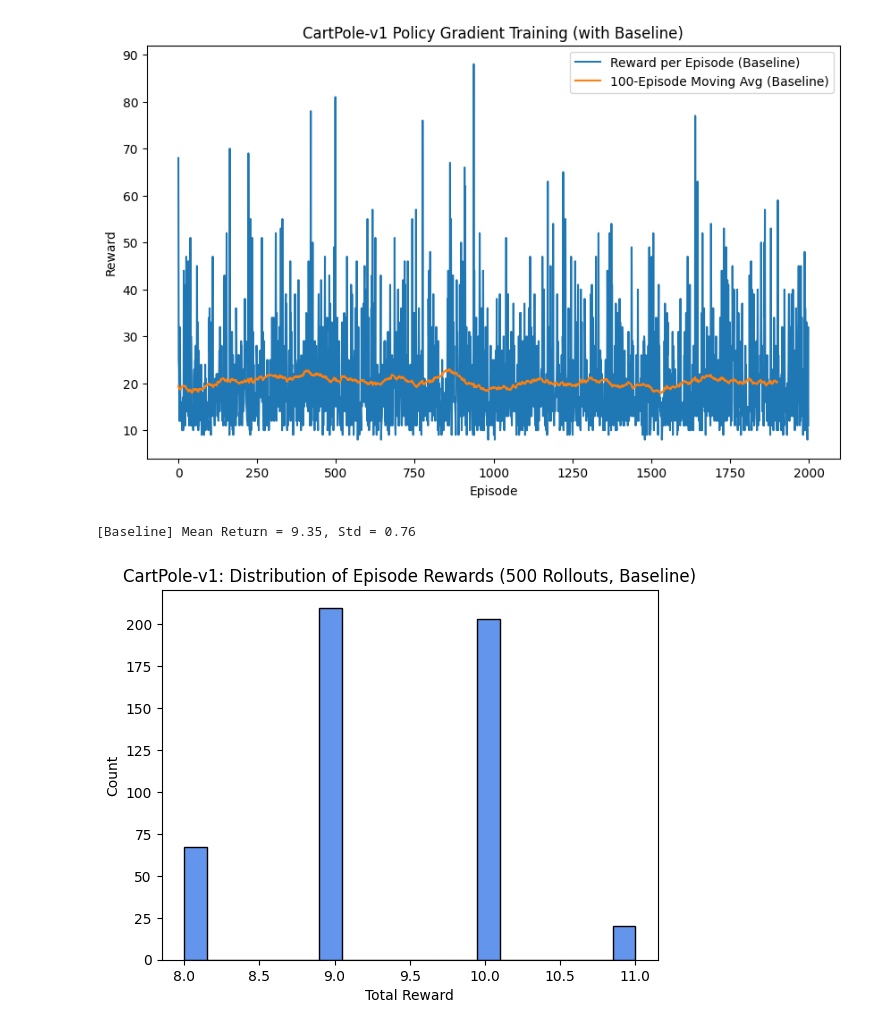
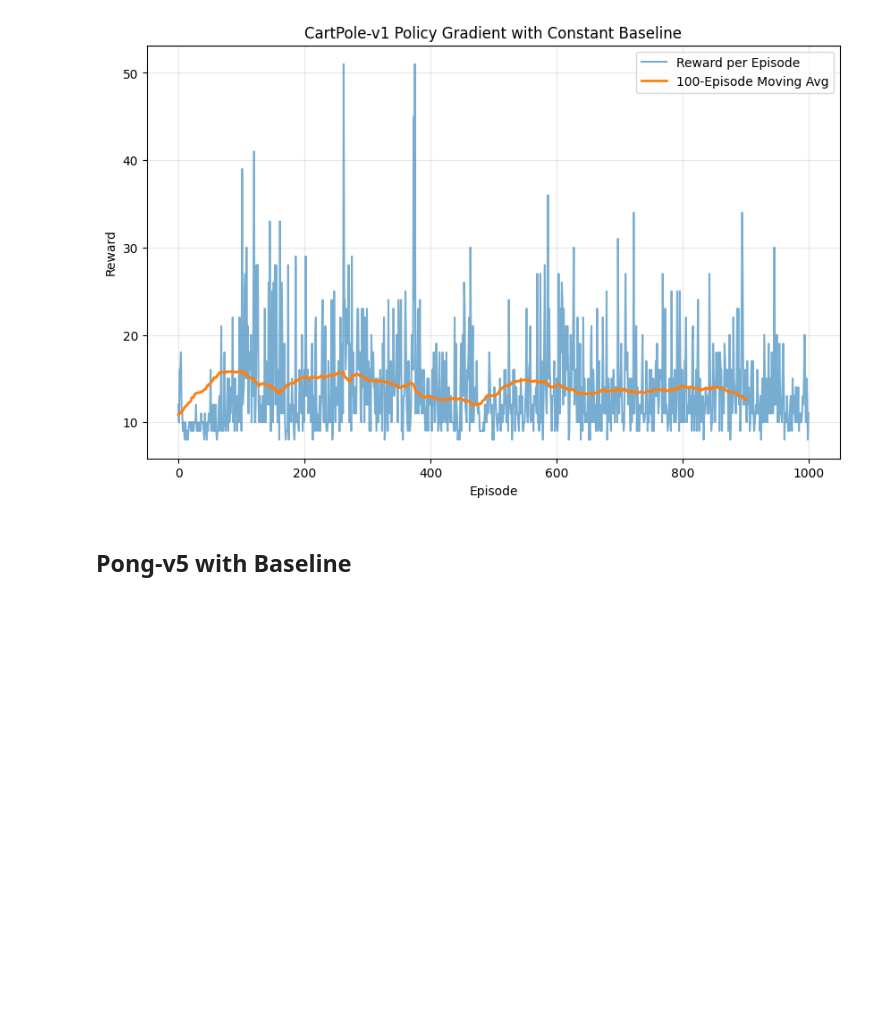
Before and after one commit to vapanpa/mlds490-reinforcementlearning, a Jupyter notebook: homework_1_gpu.ipynb, the cells around one changed output. Saved outputs shown, nothing was run; the diff lists cells and outputs as text; code cells hidden in the pictures; blank space fills up the shorter version.

```diff
--- a/homework_1_gpu.ipynb
+++ b/homework_1_gpu.ipynb
@@ -22,7 +22,7 @@ Using device: cpu
 # %%
-# === CartPole Environment Setup ===
-env = gym.make('CartPole-v1', render_mode=None)
+# === Cell 2: CartPole Environment Setup ===
+env = gym.make('CartPole-v1')
 print("Observation space:", env.observation_space.shape)
-print("Action space:", env.action_space)
+print("Action space:", env.action_space.n)
 # %% [output]
 Observation space: (4,)
@@ -30,25 +30,26 @@ Action space: Discrete(2)
 # %%
-# === Policy Network for CartPole ===
-class PolicyNetCartPole(nn.Module):
+# === Cell 3: Policy Network (Improved) ===
+class PolicyNet(nn.Module):
     def __init__(self, state_dim, action_dim):
         super().__init__()
-        self.model = nn.Sequential(
+        self.net = nn.Sequential(
             nn.Linear(state_dim, 128),
             nn.ReLU(),
             nn.Linear(128, action_dim),
             nn.Softmax(dim=-1)
         )
+
     def forward(self, x):
-        return self.model(x)
+        return self.net(x)
 # %%
-# === Function to Compute Discounted Returns ===
-def compute_returns(rewards, gamma):
+# === Cell 4: Compute Discounted Returns ===
+def compute_returns(rewards, gamma=0.95):
     R = 0
     returns = []
     for r in reversed(rewards):
         R = r + gamma * R
         returns.insert(0, R)
-    returns = torch.tensor(returns)
+    returns = torch.tensor(returns, dtype=torch.float32)
     returns = (returns - returns.mean()) / (returns.std() + 1e-8)
     return returns
 # %%
@@ -391,29 +391,19 @@ env_cp2.close()
 # %%
-# === Plot: CartPole with Baseline ===
+# === Plot Training Results for CartPole with Baseline ===
 plt.figure(figsize=(10,6))
-plt.plot(episode_rewards_cp2, label='Reward per Episode (Baseline)')
-plt.plot(np.convolve(episode_rewards_cp2, np.ones(100)/100, mode='valid'),
-         label='100-Episode Moving Avg (Baseline)')
+plt.plot(episode_rewards, alpha=0.6, label='Reward per Episode')
+plt.plot(np.convolve(episode_rewards, np.ones(100)/100, mode='valid'),
+         label='100-Episode Moving Avg', linewidth=2)
 plt.xlabel('Episode')
 plt.ylabel('Reward')
-plt.title('CartPole-v1 Policy Gradient Training (with Baseline)')
+plt.title('CartPole-v1 Policy Gradient with Constant Baseline')
 plt.legend()
+plt.grid(alpha=0.3)
 plt.show()
-
-# === Evaluate Policy (CartPole Baseline) ===
-eval_env = gym.make('CartPole-v1')
-eval_returns_cp2 = evaluate_policy(eval_env, policy_cp2)
-print(f"[Baseline] Mean Return = {eval_returns_cp2.mean():.2f}, Std = {eval_returns_cp2.std():.2f}")
-
-plt.hist(eval_returns_cp2, bins=20, color='cornflowerblue', edgecolor='black')
-plt.xlabel('Total Reward')
-plt.ylabel('Count')
-plt.title('CartPole-v1: Distribution of Episode Rewards (500 Rollouts, Baseline)')
-plt.show()
 # %% [output]
-[figure, old version]
+[figure, new version]
-[Baseline] Mean Return = 9.35, Std = 0.76
-[figure, removed]
+# %% [markdown]
+## Pong-v5 with Baseline
 # %%
 # === Part 2: Pong-v5 with Baseline ===
 import ale_py
```
Also changed, not shown: parts of 22 cells of this notebook.
